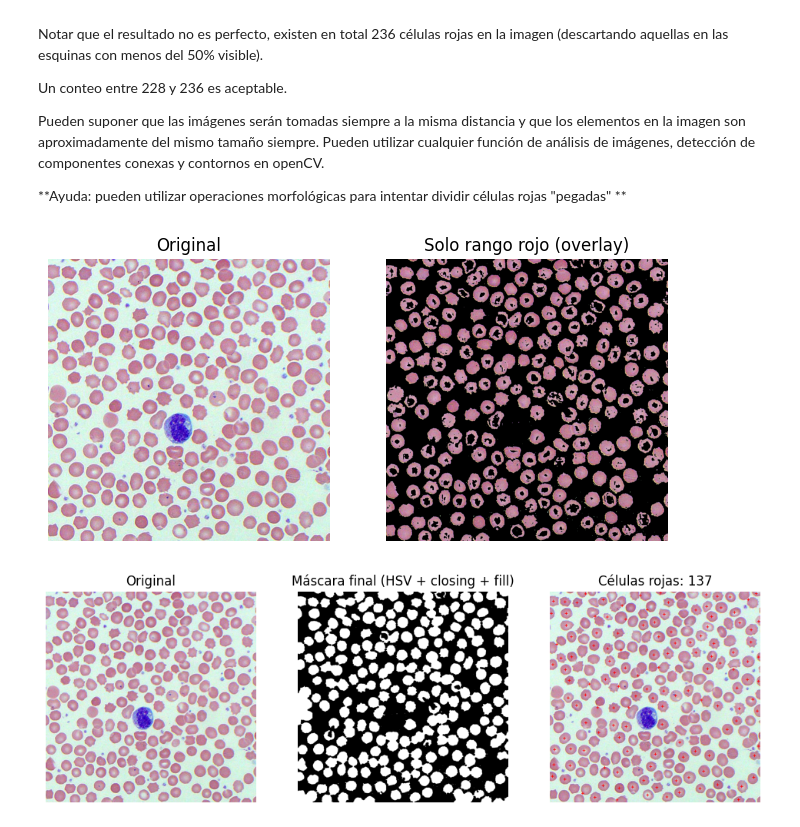
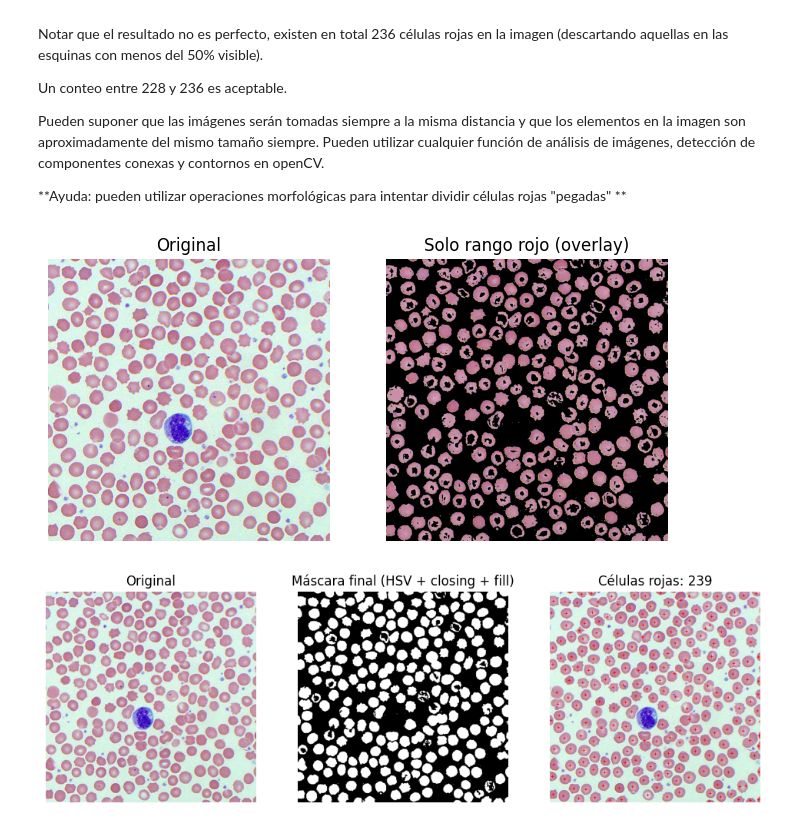
Before and after one commit to martinbianchi0/Vision-Learning, a Jupyter notebook: tp0_umbralizacion_regiones/umbralizacion_regiones.ipynb, the cells around one changed output. Cells and saved outputs as stored; diff of their text form; code cells hidden in the pictures.

```diff
--- a/tp0_umbralizacion_regiones/umbralizacion_regiones.ipynb
+++ b/tp0_umbralizacion_regiones/umbralizacion_regiones.ipynb
@@ -593,48 +593,89 @@ mask_close = cv2.morphologyEx(mask_hsv, cv2.MORPH_CLOSE, ker, iterations=1)
 
 # --- 6) Rellenar huecos (no une objetos) ---
 def fill_holes(mask):
     """Rellena agujeros internos sin expandir el contorno (flood fill)."""
     m = mask.copy()
     h, w = m.shape[:2]
     ff = m.copy()
     aux = np.zeros((h+2, w+2), np.uint8)
     cv2.floodFill(ff, aux, (0,0), 255)    # fondo conectado al borde
     holes = cv2.bitwise_not(ff)           # cavidades internas
     return cv2.bitwise_or(m, holes)
 
 mask_filled = fill_holes(mask_close)
 
 
 
-# --- 7) Cruces + conteo ---
-def annotate_crosses(img_bgr, mask_bin, area_min=300, area_max=6000, min_circularidad=0.6):
-    """Dibuja cruces en centros de objetos válidos y devuelve (imagen, conteo)."""
-    cnts, _ = cv2.findContours(mask_bin, cv2.RETR_EXTERNAL, cv2.CHAIN_APPROX_SIMPLE)
-    out, count = img_bgr.copy(), 0
-    for c in cnts:
-        area = cv2.contourArea(c)
-        if area < area_min or area > area_max:
+# # --- 7) Cruces + conteo ---
+# def annotate_crosses(img_bgr, mask_bin, area_min=300, area_max=6000, min_circularidad=0.6):
+#     """Dibuja cruces en centros de objetos válidos y devuelve (imagen, conteo)."""
+#     cnts, _ = cv2.findContours(mask_bin, cv2.RETR_EXTERNAL, cv2.CHAIN_APPROX_SIMPLE)
+#     out, count = img_bgr.copy(), 0
+#     for c in cnts:
+#         area = cv2.contourArea(c)
+#         if area < area_min or area > area_max:
+#             continue
+#         per = cv2.arcLength(c, True)
+#         circ = 4*np.pi*area/(per*per + 1e-6)
+#         if circ < min_circularidad:
+#             continue
+#         M = cv2.moments(c)
+#         if M["m00"] <= 0:
+#             continue
+#         cx, cy = int(M["m10"]/M["m00"]), int(M["m01"]/M["m00"])
+#         cv2.drawMarker(out, (cx,cy), (0,0,255), cv2.MARKER_CROSS, 12, 2)
+#         count += 1
+#     return out, count
+
+# anotada, n = annotate_crosses(img, mask_filled, area_min=area_min, area_max=area_max, min_circularidad=min_circ)
+
+# --- 7) Componentes conexas + cruces (sin rectángulos) ---
+def annotate_components_crosses(img_bgr, mask_bin, area_min=200, area_max=6000,
+                                min_w=5, min_h=5):
+    """
+    Cuenta estructuras conexas válidas por área/tamaño y marca SOLO con cruces.
+
+    Parámetros:
+      - img_bgr : imagen original BGR.
+      - mask_bin: máscara binaria 0/255 (p.ej., mask_filled).
+      - area_min/area_max: área mínima/máxima (px²) para aceptar componentes.
+      - min_w/min_h: ancho/alto mínimo del bbox para descartar puntitos.
+
+    Returns:
+      - out  : imagen anotada con cruces en centroides.
+      - count: cantidad de componentes válidas.
+    """
+    m = (mask_bin > 0).astype(np.uint8) * 255
+    n, labels, stats, centroids = cv2.connectedComponentsWithStats(m, 8, cv2.CV_32S)
+
+    out = img_bgr.copy()
+    count = 0
+    for lbl in range(1, n):
+        x, y, w, h, A = stats[lbl, 0], stats[lbl, 1], stats[lbl, 2], stats[lbl, 3], stats[lbl, cv2.CC_STAT_AREA]
+        if A < area_min or A > area_max:
             continue
-        per = cv2.arcLength(c, True)
-        circ = 4*np.pi*area/(per*per + 1e-6)
-        if circ < min_circularidad:
+        if w < min_w or h < min_h:
             continue
-        M = cv2.moments(c)
-        if M["m00"] <= 0:
-            continue
-        cx, cy = int(M["m10"]/M["m00"]), int(M["m01"]/M["m00"])
-        cv2.drawMarker(out, (cx,cy), (0,0,255), cv2.MARKER_CROSS, 12, 2)
+
+        cx, cy = int(centroids[lbl][0]), int(centroids[lbl][1])
+        cv2.drawMarker(out, (cx, cy), (0,0,255), cv2.MARKER_CROSS, 12, 2)
         count += 1
+
     return out, count
 
-anotada, n = annotate_crosses(img, mask_filled, area_min=area_min, area_max=area_max, min_circularidad=min_circ)
+# usar esta función en lugar de annotate_crosses:
+anotada, n = annotate_components_crosses(
+    img, mask_filled,
+    area_min=area_min, area_max=area_max,
+    min_w=5, min_h=5
+)
 
 # --- 8) Mostrar ---
 plt.figure(figsize=(12,5))
 plt.subplot(1,3,1); plt.imshow(cv2.cvtColor(img, cv2.COLOR_BGR2RGB)); plt.title("Original"); plt.axis('off')
 plt.subplot(1,3,2); plt.imshow(mask_filled, cmap='gray'); plt.title("Máscara final (HSV + closing + fill)"); plt.axis('off')
 plt.subplot(1,3,3); plt.imshow(cv2.cvtColor(anotada, cv2.COLOR_BGR2RGB)); plt.title(f"Células rojas: {n}"); plt.axis('off')
 plt.show()
 # %% [output]
 [figure]
-[figure, old version]
+[figure, new version]
```
